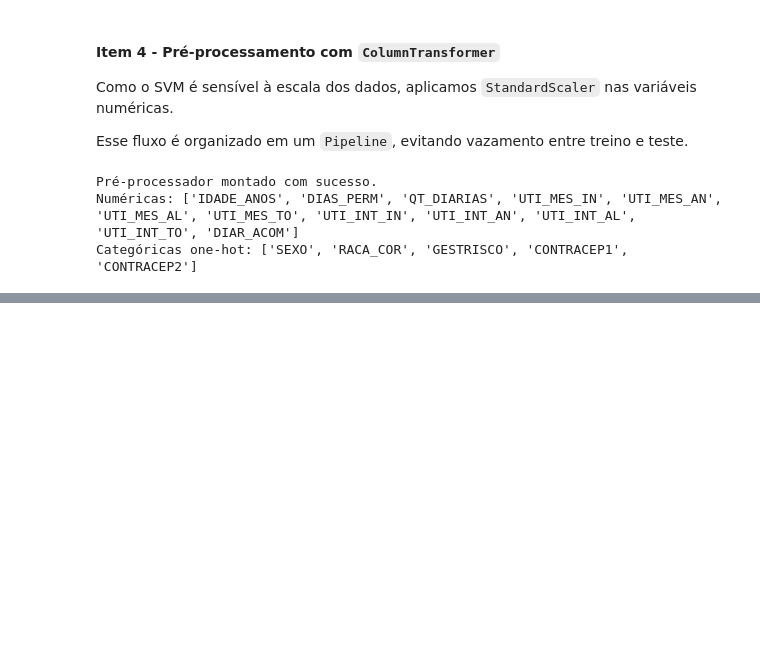
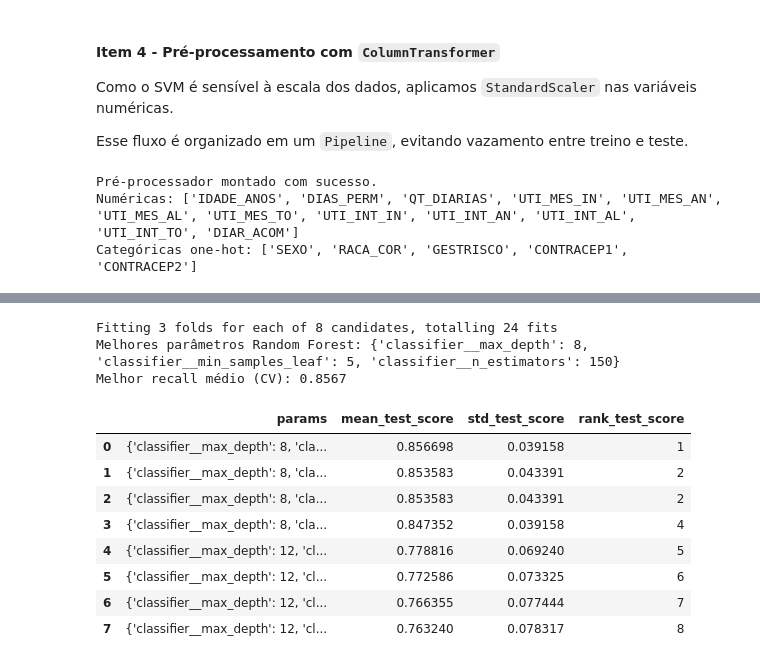
Before and after one commit to igorlealc/ia_tech_challenge_01, a Jupyter notebook: trabalho_parte_3.ipynb, the cells around one changed output, grey strips where cells are left out. Saved outputs shown, nothing was run; the diff lists cells and outputs as text; code cells hidden in the pictures; blank space fills up the shorter version.

```diff
--- a/trabalho_parte_3.ipynb
+++ b/trabalho_parte_3.ipynb
@@ -529,0 +697,59 @@ plt.show()
+# %%
+rf_tuning_pipeline = Pipeline([
+    ('preprocessor', clone(preprocessor)),
+    ('classifier', RandomForestClassifier(
+        class_weight='balanced_subsample',
+        random_state=42,
+        n_jobs=1,
+    )),
+])
+
+rf_param_grid = {
+    'classifier__n_estimators': [100, 150],
+    'classifier__max_depth': [8, 12],
+    'classifier__min_samples_leaf': [5, 10],
+}
+
+rf_search = GridSearchCV(
+    estimator=rf_tuning_pipeline,
+    param_grid=rf_param_grid,
+    scoring='recall',
+    cv=cv,
+    n_jobs=-1,
+    verbose=1,
+)
+
+rf_train_size = min(30000, len(X_train))
+X_train_rf, _, y_train_rf, _ = train_test_split(
+    X_train,
+    y_train,
+    train_size=rf_train_size,
+    random_state=42,
+    stratify=y_train,
+)
+
+rf_search.fit(X_train_rf, y_train_rf)
+
+print('Melhores parâmetros Random Forest:', rf_search.best_params_)
+print(f"Melhor recall médio (CV): {rf_search.best_score_:.4f}")
+
+rf_grid_tuning_df = pd.DataFrame(rf_search.cv_results_)[[
+    'params',
+    'mean_test_score',
+    'std_test_score',
+    'rank_test_score',
+]].sort_values(by='rank_test_score').reset_index(drop=True)
+rf_grid_tuning_df.head(10)
+# %% [output]
+Fitting 3 folds for each of 8 candidates, totalling 24 fits
+Melhores parâmetros Random Forest: {'classifier__max_depth': 8, 'classifier__min_samples_leaf': 5, 'classifier__n_estimators': 150}
+Melhor recall médio (CV): 0.8567
+|  | params | mean_test_score | std_test_score | rank_test_score |
+| 0 | {'classifier__max_depth': 8, 'cla... | 0.856698 | 0.039158 | 1 |
+| 1 | {'classifier__max_depth': 8, 'cla... | 0.853583 | 0.043391 | 2 |
+| 2 | {'classifier__max_depth': 8, 'cla... | 0.853583 | 0.043391 | 2 |
+| 3 | {'classifier__max_depth': 8, 'cla... | 0.847352 | 0.039158 | 4 |
+| 4 | {'classifier__max_depth': 12, 'cl... | 0.778816 | 0.069240 | 5 |
+| 5 | {'classifier__max_depth': 12, 'cl... | 0.772586 | 0.073325 | 6 |
+| 6 | {'classifier__max_depth': 12, 'cl... | 0.766355 | 0.077444 | 7 |
+| 7 | {'classifier__max_depth': 12, 'cl... | 0.763240 | 0.078317 | 8 |
```
Also changed, not shown: parts of 20 cells of this notebook, 17 other files.
